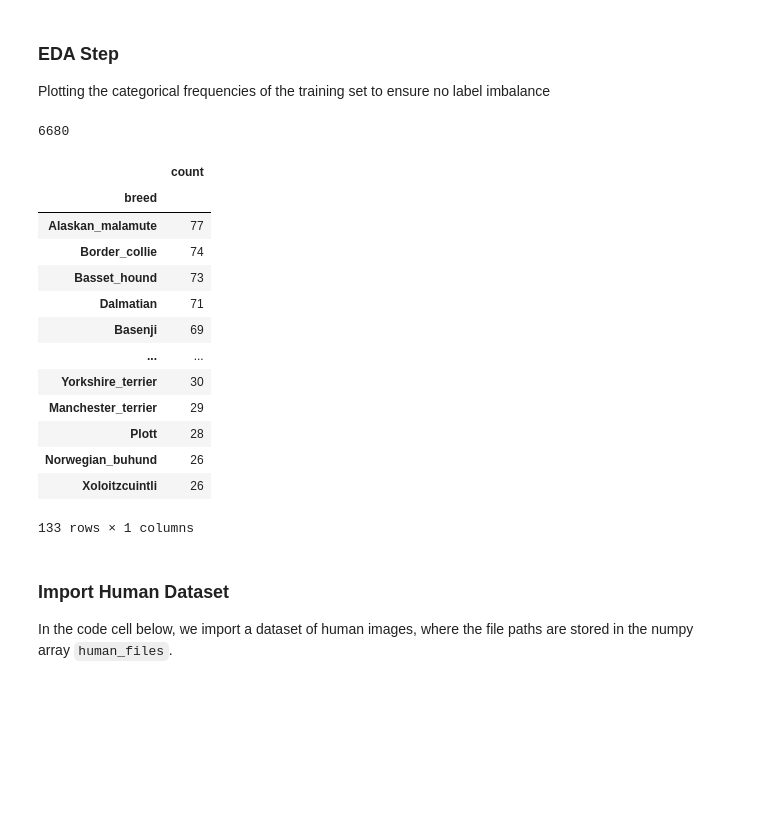
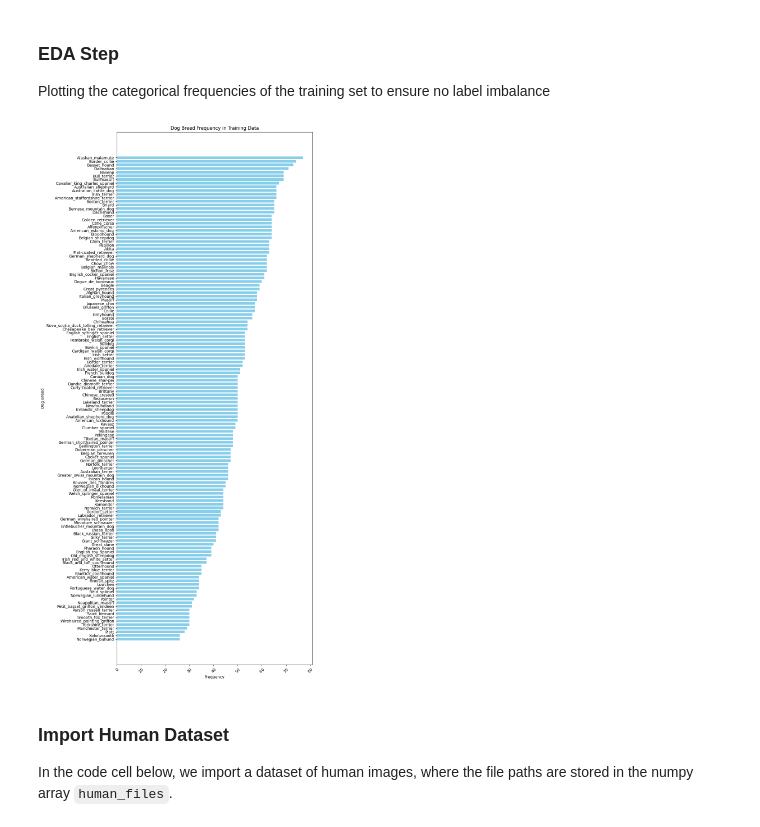
Before and after one commit to boonin123/UdacityDogProject, a Jupyter notebook: dog_app.ipynb, the cells around one changed output. Saved outputs shown, nothing was run; the diff lists cells and outputs as text; code cells hidden in the pictures; blank space fills up the shorter version.

```diff
--- a/dog_app.ipynb
+++ b/dog_app.ipynb
@@ -137,11 +137,11 @@ There are 836 test dog images.
 Plotting the categorical frequencies of the training set to ensure no label imbalance
 # %%
 #convert training labels back from one-hot encoded
+import pandas as pd
+
 train_target_id = np.argmax(train_targets, axis=1)
 list_of_breeds = [name.split('.')[1] for name in dog_names]
 
 train_target_final_eda = [list_of_breeds[id] for id in train_target_id]
+
+freq_df = pd.DataFrame({'Labels':train_target_final_eda, 'Frequency':np.ones(len(train_target_final_eda))}).groupby(['Labels'], as_index=False).sum().sort_values(['Frequency'])
-# %%
-len(train_target_final_eda)
-# %% [output]
-6680
@@ -151,17 +147,0 @@ df = pd.DataFrame({'breed': train_target_final_eda, 'count': np.ones(len(train_t
-# %%
-df.groupby('breed').count().sort_values(by='count',ascending=False)
-# %% [output]
-|  | count |
-| breed |  |
-| Alaskan_malamute | 77 |
-| Border_collie | 74 |
-| Basset_hound | 73 |
-| Dalmatian | 71 |
-| Basenji | 69 |
-| ... | ... |
-| Yorkshire_terrier | 30 |
-| Manchester_terrier | 29 |
-| Plott | 28 |
-| Norwegian_buhund | 26 |
-| Xoloitzcuintli | 26 |
-133 rows × 1 columns
@@ -168,3 +152,22 @@ df.groupby('breed').count().sort_values(by='count',ascending=False)
+# %%
+import matplotlib.pyplot as plt
+import numpy as np
+
+# horizontal bar chart
+plt.figure(figsize=(10, 20))
+plt.barh(list(freq_df['Labels']), list(freq_df['Frequency']), color='skyblue', height=0.7)
+
+plt.title('Dog Breed Frequency in Training Data')
+plt.xlabel('Frequency')
+plt.ylabel('Dog Breed')
+
+plt.xticks(rotation=45)
+plt.tight_layout()
+
+plt.savefig('fig.jpg')
+plt.show()
+# %% [output]
+[figure, added]
 # %% [markdown]
 ### Import Human Dataset
 
```
Also changed, not shown: parts of 5 cells of this notebook, 1 other file.
